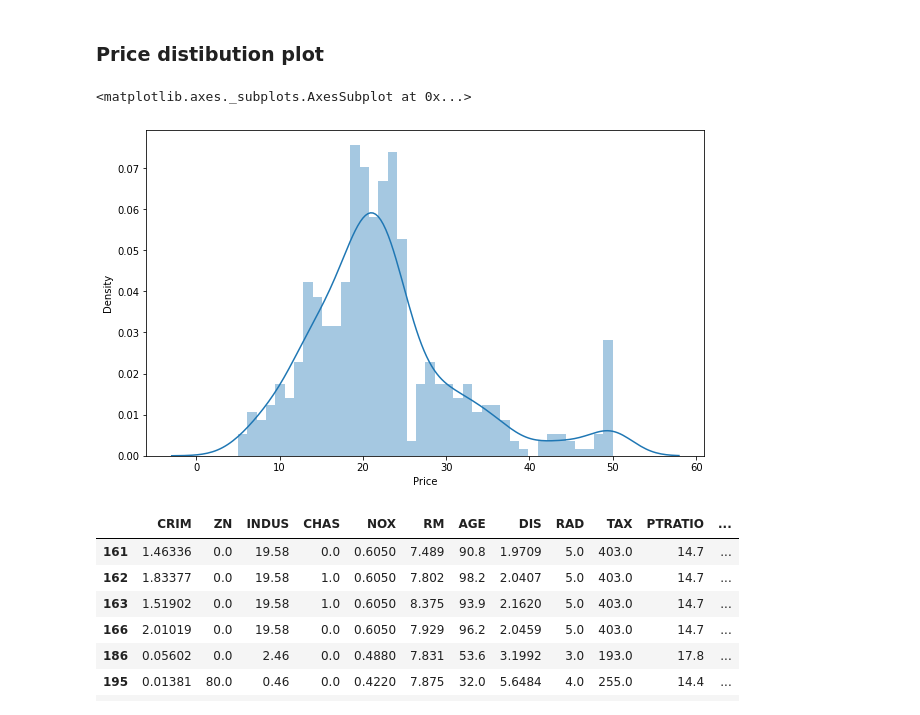
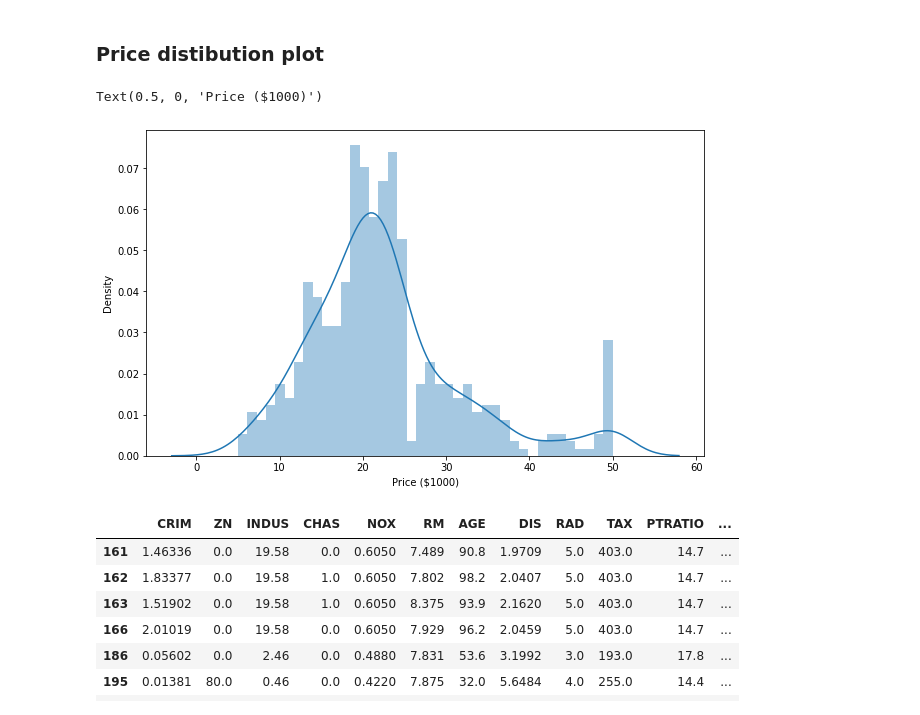
Before and after one commit to ciurkoj/AI-project, a Jupyter notebook: boston_housing_model.ipynb, the cells around one changed output. Drawn from its saved outputs; the diff is of its cells as text; code cells hidden in the pictures.

Commit message:
Added missing units on plots

```diff
--- a/boston_housing_model.ipynb
+++ b/boston_housing_model.ipynb
@@ -92,9 +92,10 @@ False
 # %%
 plt.figure(figsize=(10, 6))
 sns.distplot(data['Price'],bins=40)
+plt.xlabel("Price ($1000)")
 # %% [output]
-<matplotlib.axes._subplots.AxesSubplot at 0x...>
+Text(0.5, 0, 'Price ($1000)')
-[figure, old version]
+[figure, new version]
 # %%
 data.nlargest(20,'Price')
 # %% [output]
```
Also changed, not shown: parts of 10 cells of this notebook.
